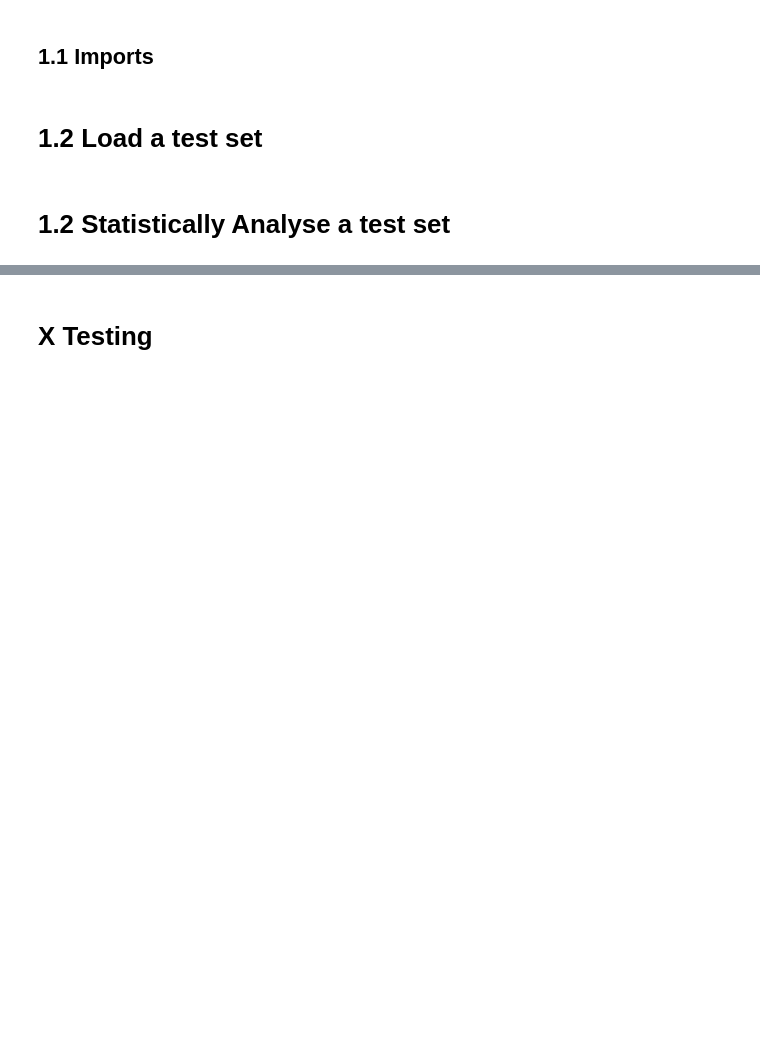
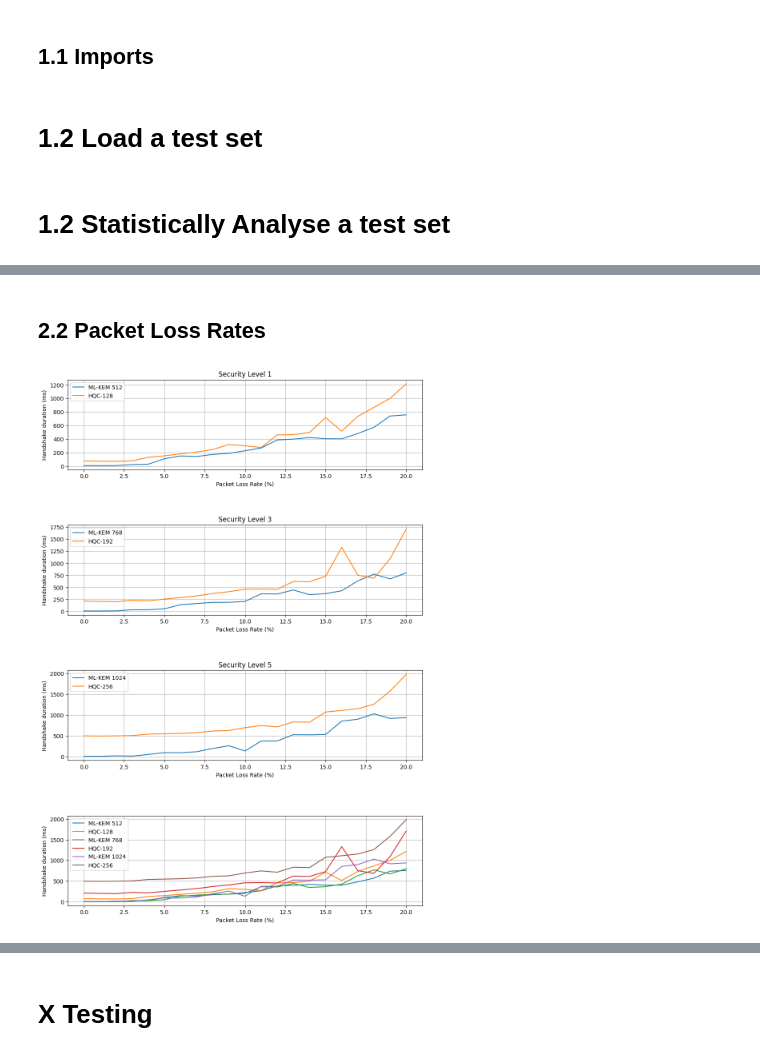
Before and after one commit to OscarTopliss/dissertation-results-analysis, a Jupyter notebook: analyse-tls-results.ipynb, the cells around one changed output, grey strips where cells are left out. Cells and saved outputs as stored; diff of their text form; code cells hidden in the pictures; blank space fills up the shorter version.

```diff
--- a/analyse-tls-results.ipynb
+++ b/analyse-tls-results.ipynb
@@ -104,0 +198,6 @@ def analyse_test_set(test_set: pd.DataFrame):
+# %% [markdown]
+## 2.2 Packet Loss Rates
+# %%
+plot_all_kems("packet_loss", "Packet Loss Rate (%)", subdir="packet_loss", inverse=False)
+# %% [output]
+[figure, added]
```
Also changed, not shown: parts of 15 cells of this notebook, 1 other file.
